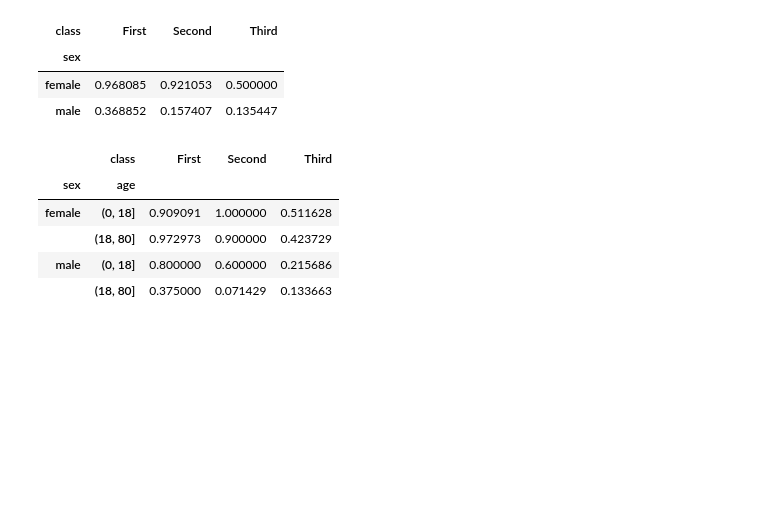
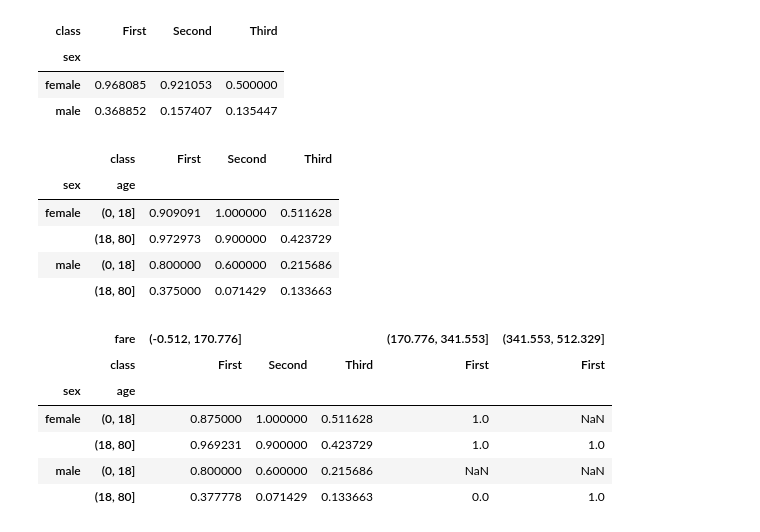
Before and after one commit to crickmj/Python_begins, a Jupyter notebook: for Practice/practice_note2.ipynb, the cells around one changed output. Drawn from its saved outputs; the diff is of its cells as text; code cells hidden in the pictures; blank space fills up the shorter version.

```diff
--- a/for Practice/practice_note2.ipynb
+++ b/for Practice/practice_note2.ipynb
@@ -252,3 +252,14 @@ titanic.pivot_table('survived', index = ['sex',age], columns = 'class') # 'age'
 |  | (18, 80] | 0.972973 | 0.900000 | 0.423729 |
 | male | (0, 18] | 0.800000 | 0.600000 | 0.215686 |
 |  | (18, 80] | 0.375000 | 0.071429 | 0.133663 |
+# %%
+fare = pd.cut(titanic['fare'], 3)
+titanic.pivot_table('survived', index = ['sex', age], columns = [fare, 'class'])
+# %% [output]
+|  | fare | (-0.512, 170.776] |  |  | (170.776, 341.553] | (341.553, 512.329] |
+|  | class | First | Second | Third | First | First |
+| sex | age |  |  |  |  |  |
+| female | (0, 18] | 0.875000 | 1.000000 | 0.511628 | 1.0 | NaN |
+|  | (18, 80] | 0.969231 | 0.900000 | 0.423729 | 1.0 | 1.0 |
+| male | (0, 18] | 0.800000 | 0.600000 | 0.215686 | NaN | NaN |
+|  | (18, 80] | 0.377778 | 0.071429 | 0.133663 | 0.0 | 1.0 |
```
Also changed, not shown: parts of 2 cells of this notebook.
